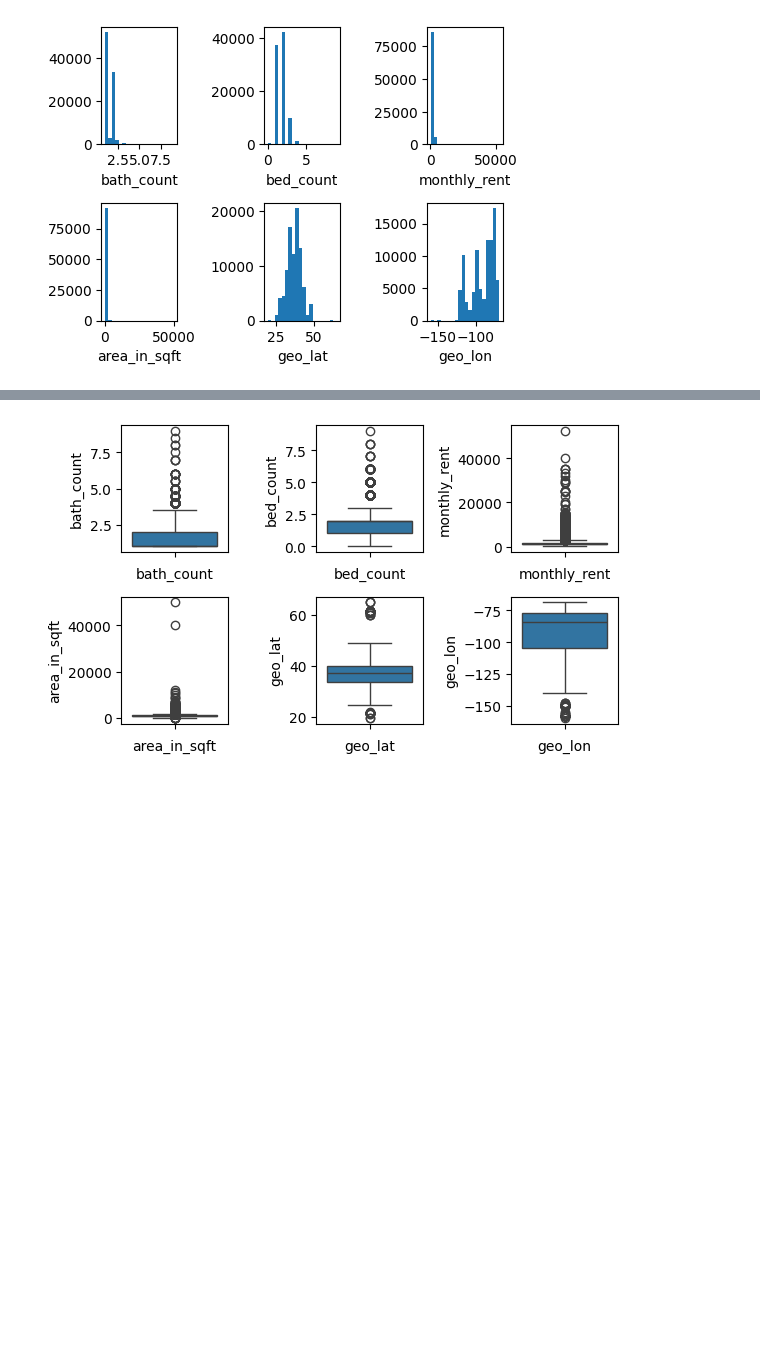
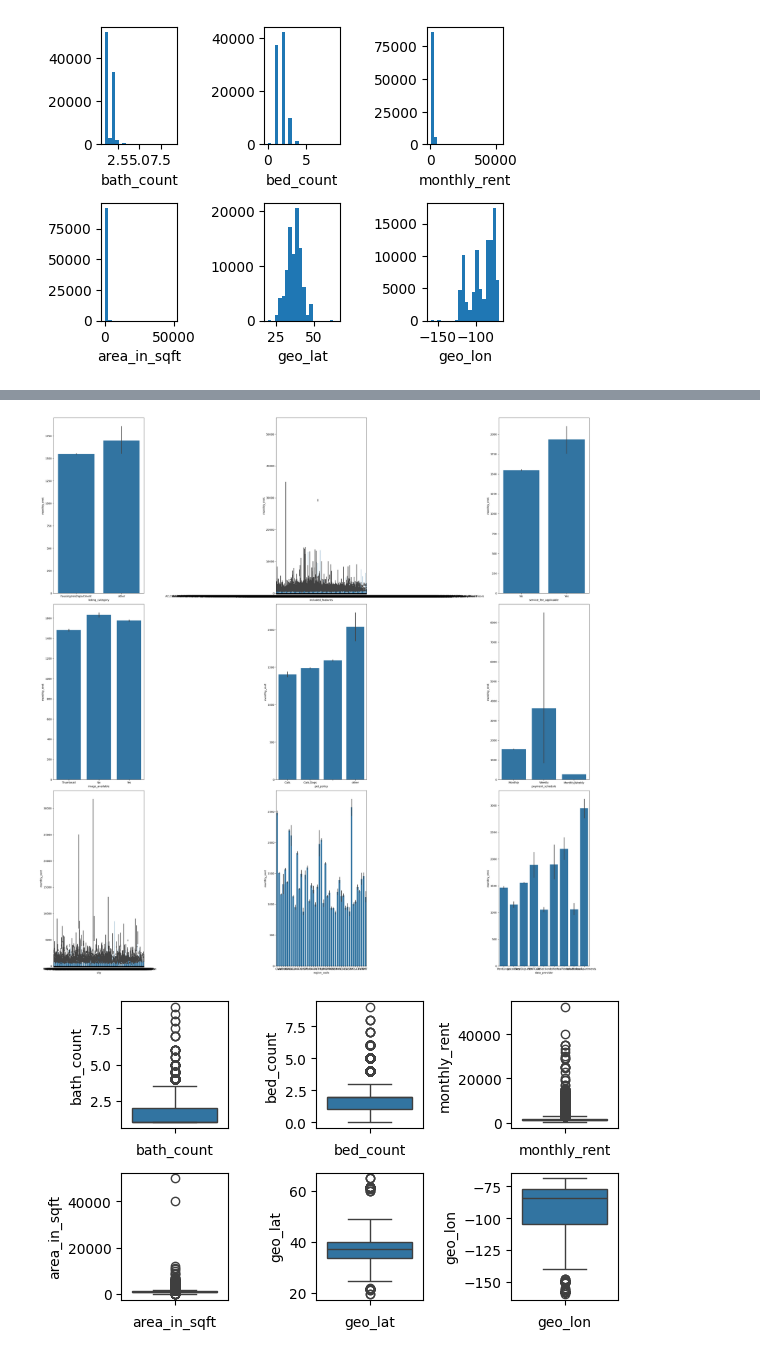
Before and after one commit to srikanthravipati27/ml, a Jupyter notebook: Project.ipynb, the cells around one changed output, grey strips where cells are left out. Drawn from its saved outputs; the diff is of its cells as text; code cells hidden in the pictures; blank space fills up the shorter version.

```diff
--- a/Project.ipynb
+++ b/Project.ipynb
@@ -302,9 +296,12 @@ Name: count, dtype: int64
 # %%
-# plt.figure(figsize=(30,30))
-# for i in range(len(cat)):
-#   plt.subplot(3,3,i+1)
-#   sns.barplot(x=cat[i],y='monthly_rent',data=data)
-#   plt.xlabel(cat[i])
-#   plt.tight_layout()
-# plt.show()
+#bivariate analysis for ct cols using barplot
+plt.figure(figsize=(30,30))
+for i in range(len(cat)):
+  plt.subplot(3,3,i+1)
+  sns.barplot(x=cat[i],y='monthly_rent',data=data)
+  plt.xlabel(cat[i])
+  plt.tight_layout()
+plt.show()
+# %% [output]
+[figure, added]
 # %%
```
Also changed, not shown: parts of 29 cells of this notebook.
